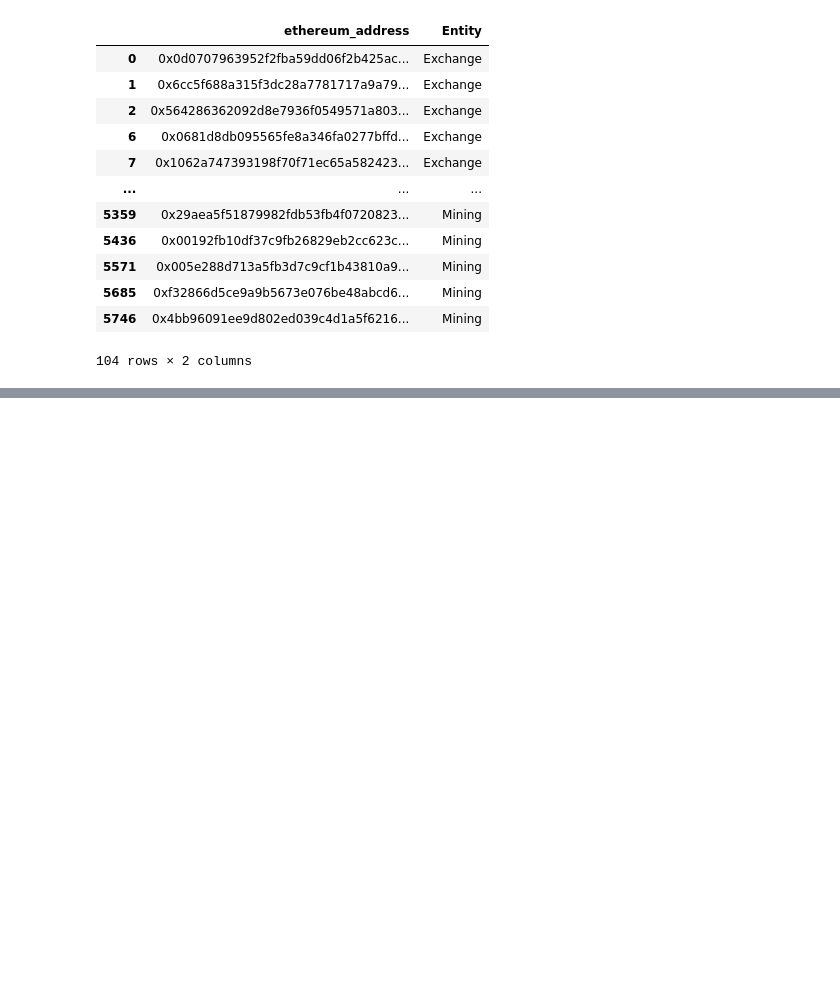
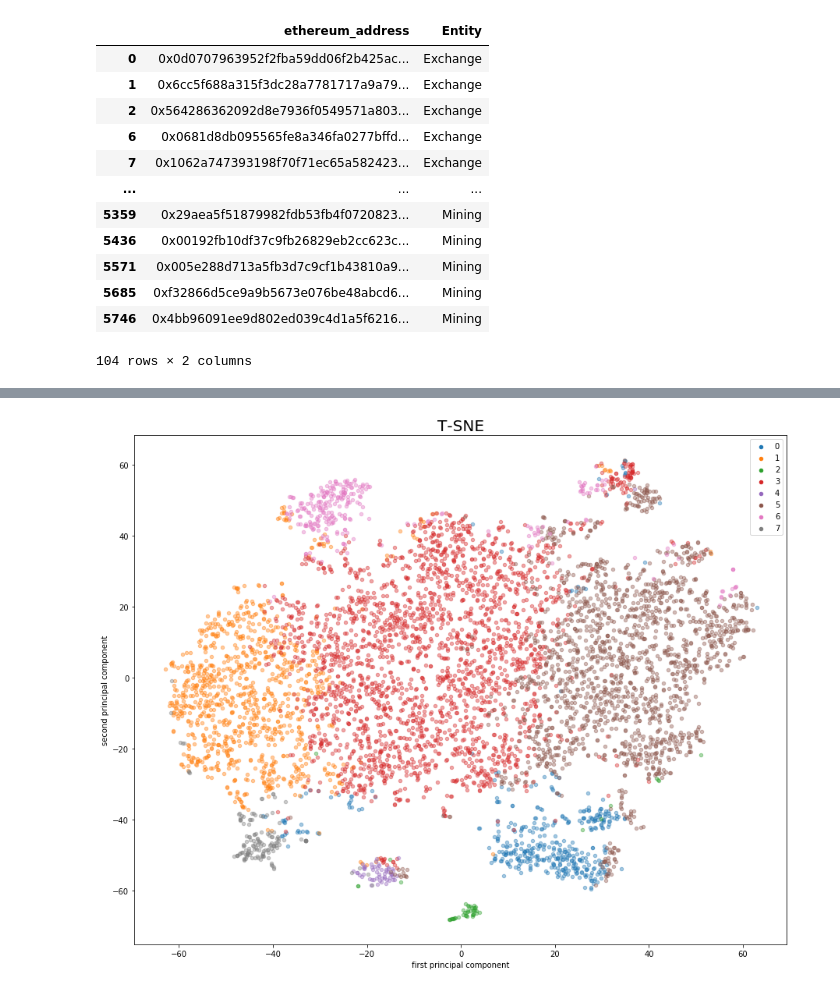
Before and after one commit to ThomasDelatte/ethereum-analytics, a Jupyter notebook: notebooks/clustering_and_tsne.ipynb, the cells around one changed output, grey strips where cells are left out. Cells and saved outputs as stored; diff of their text form; code cells hidden in the pictures; blank space fills up the shorter version.

Commit message:
Added constrained variant of kmeans.

```diff
--- a/notebooks/clustering_and_tsne.ipynb
+++ b/notebooks/clustering_and_tsne.ipynb
@@ -279,0 +554,2 @@ plot_tsne(cl_2, tsne_results_2)
+# %%
+pipe_cop, results_cop = data_pipeline_cop(dataset)
@@ -279,0 +572,4 @@ plot_tsne(cl_2, tsne_results_2)
+# %%
+clusters, centers = cop_kmeans(dataset=results_cop, k=8, ml=must_link,cl=cannot_link)
+# %%
+tsne_results_cop = calc_tsne(results_cop, perplexity=50,n_iter=2000)
@@ -279,0 +591,30 @@ plot_tsne(cl_2, tsne_results_2)
+# %%
+def plot_tsne_cop(clusters, tsne_results):
+    '''
+    plot'''
+
+    cm = plt.get_cmap('nipy_spectral')
+
+    fig = plt.figure(figsize=(15,12))
+    ax = fig.add_subplot(111)
+
+    for c in np.unique(clusters):
+        mask = clusters==c
+        if np.sum(mask) <1:
+            lbl = '_nolegend_'
+        else:
+            lbl = c
+        plt.scatter(tsne_results[mask][:,0], tsne_results[mask][:,1], s=20, alpha=.4,label=lbl)
+
+    leg = plt.legend(bbox_to_anchor=(1, 1))
+    for lh in leg.legendHandles:
+        lh.set_alpha(1)
+
+    plt.title('T-SNE', fontsize=20)
+    plt.xlabel('first principal component')
+    plt.ylabel('second principal component')
+    plt.show()
+# %%
+plot_tsne_cop(clusters, tsne_results_cop)
+# %% [output]
+[figure, added]
```
Also changed, not shown: parts of 36 cells of this notebook.
